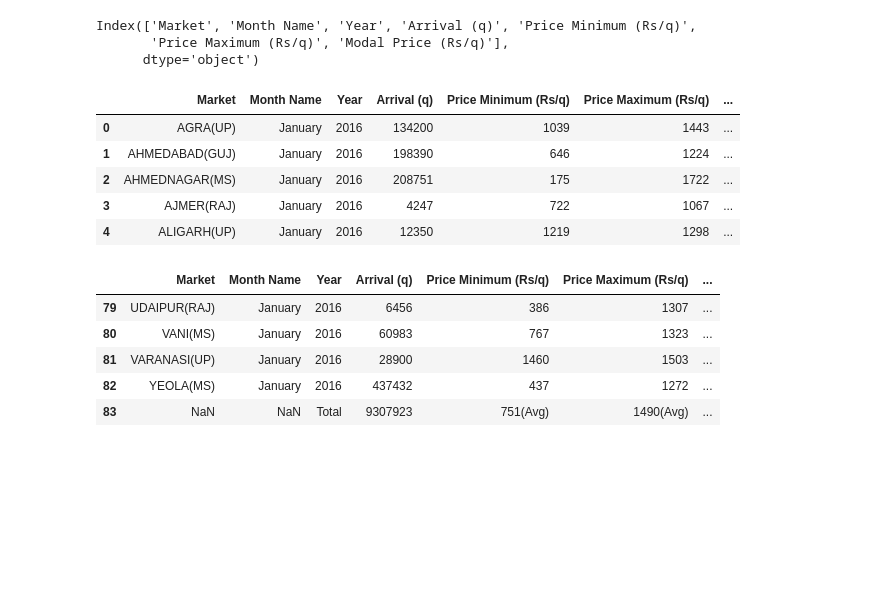
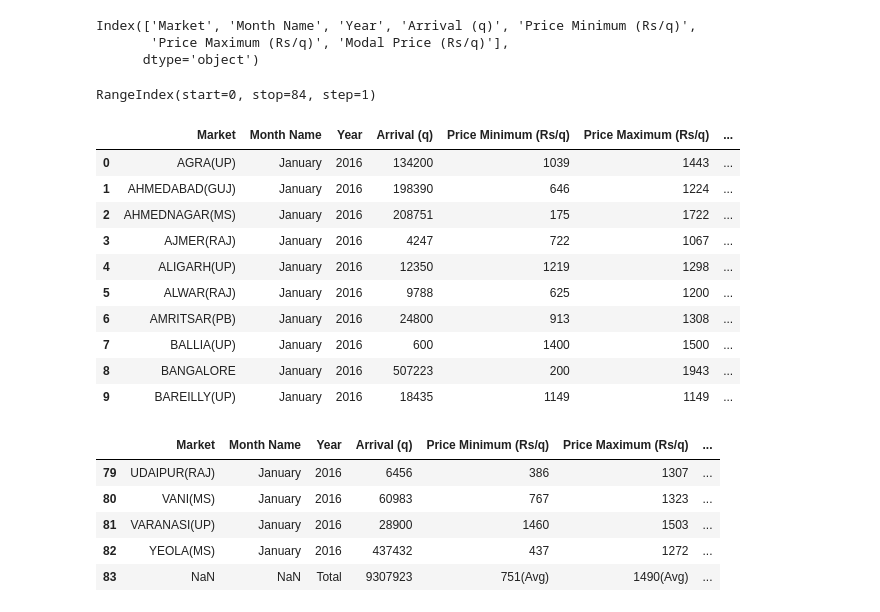
Before and after one commit to amitkaps/art-data-science, a Jupyter notebook: notebook/onion/2-Acquire.ipynb, the cells around one changed output. Drawn from its saved outputs; the diff is of its cells as text; code cells hidden in the pictures; blank space fills up the shorter version.

```diff
--- a/notebook/onion/2-Acquire.ipynb
+++ b/notebook/onion/2-Acquire.ipynb
@@ -134,16 +134,25 @@ df.columns
 Index(['Market', 'Month Name', 'Year', 'Arrival (q)', 'Price Minimum (Rs/q)',
        'Price Maximum (Rs/q)', 'Modal Price (Rs/q)'],
       dtype='object')
+# %%
+df.index
+# %% [output]
+RangeIndex(start=0, stop=84, step=1)
 # %%
 # Can we see sample rows - the top 5 rows
-df.head()
+df.head(10)
 # %% [output]
 |  | Market | Month Name | Year | Arrival (q) | Price Minimum (Rs/q) | Price Maximum (Rs/q) | ... |
 | 0 | AGRA(UP) | January | 2016 | 134200 | 1039 | 1443 | ... |
 | 1 | AHMEDABAD(GUJ) | January | 2016 | 198390 | 646 | 1224 | ... |
 | 2 | AHMEDNAGAR(MS) | January | 2016 | 208751 | 175 | 1722 | ... |
 | 3 | AJMER(RAJ) | January | 2016 | 4247 | 722 | 1067 | ... |
 | 4 | ALIGARH(UP) | January | 2016 | 12350 | 1219 | 1298 | ... |
+| 5 | ALWAR(RAJ) | January | 2016 | 9788 | 625 | 1200 | ... |
+| 6 | AMRITSAR(PB) | January | 2016 | 24800 | 913 | 1308 | ... |
+| 7 | BALLIA(UP) | January | 2016 | 600 | 1400 | 1500 | ... |
+| 8 | BANGALORE | January | 2016 | 507223 | 200 | 1943 | ... |
+| 9 | BAREILLY(UP) | January | 2016 | 18435 | 1149 | 1149 | ... |
 # %%
 # Can we see sample rows - the bottom 5 rows
 df.tail()
```
Also changed, not shown: parts of 29 cells of this notebook, 42 other files.
